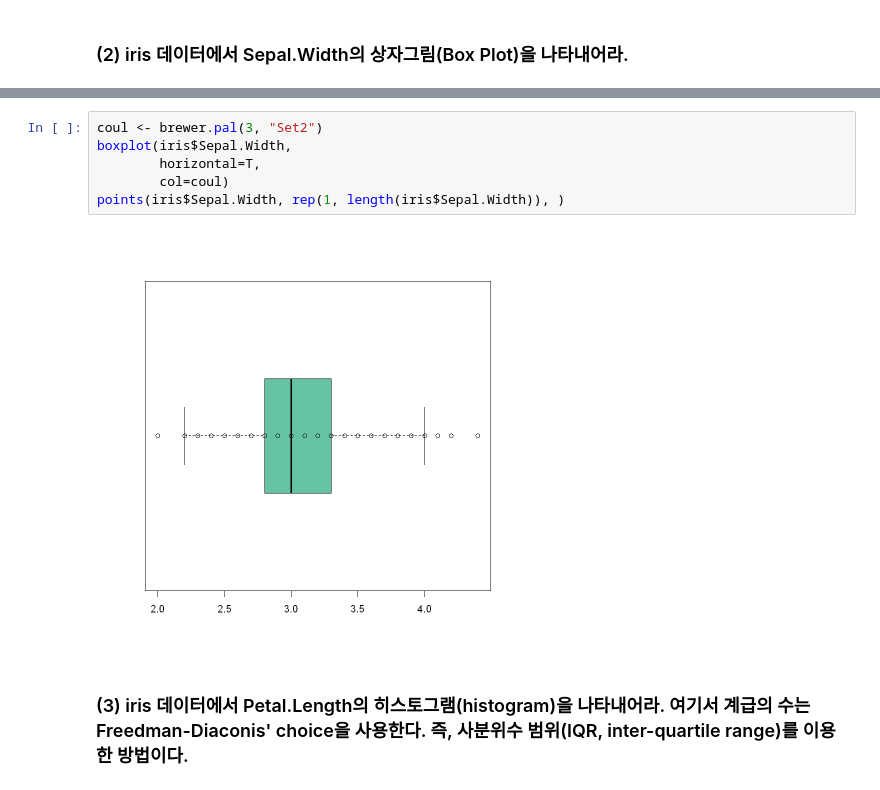
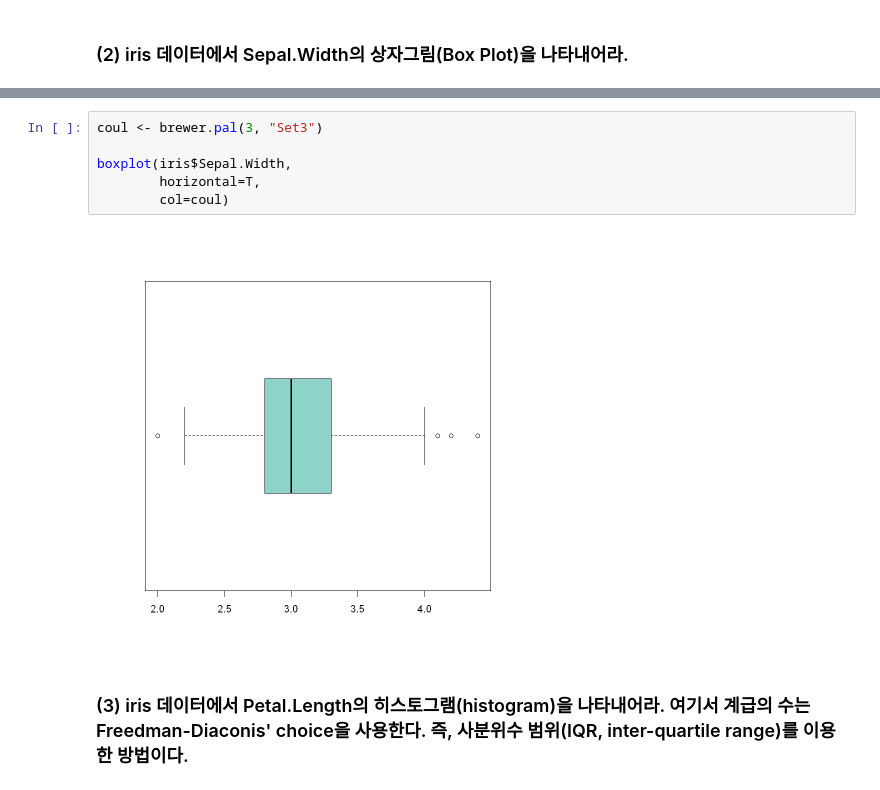
Before and after one commit to 21jun/probability-statistics-programming, a Jupyter notebook: 중간고사.ipynb, the cells around one changed output, grey strips where cells are left out. Saved outputs shown, nothing was run; the diff lists cells and outputs as text.

```diff
--- a/중간고사.ipynb
+++ b/중간고사.ipynb
@@ -91,11 +82,11 @@ iris$Sepal.Width
 # %%
-coul <- brewer.pal(3, "Set2")
+coul <- brewer.pal(3, "Set3")
+
 boxplot(iris$Sepal.Width,
         horizontal=T,
         col=coul)
-points(iris$Sepal.Width, rep(1, length(iris$Sepal.Width)), )
 # %% [output]
-[figure, old version]
+[figure, new version]
 # %% [markdown]
 ### (3) iris 데이터에서 Petal.Length의 히스토그램(histogram)을 나타내어라. 여기서 계급의 수는 Freedman-Diaconis' choice을 사용한다. 즉, 사분위수 범위(IQR, inter-quartile range)를 이용한 방법이다.
 # %%
```
Also changed, not shown: parts of 41 cells of this notebook, 1 other file.
